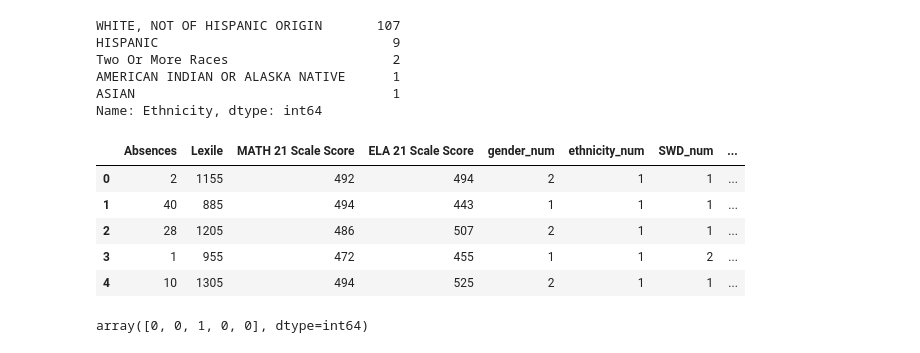
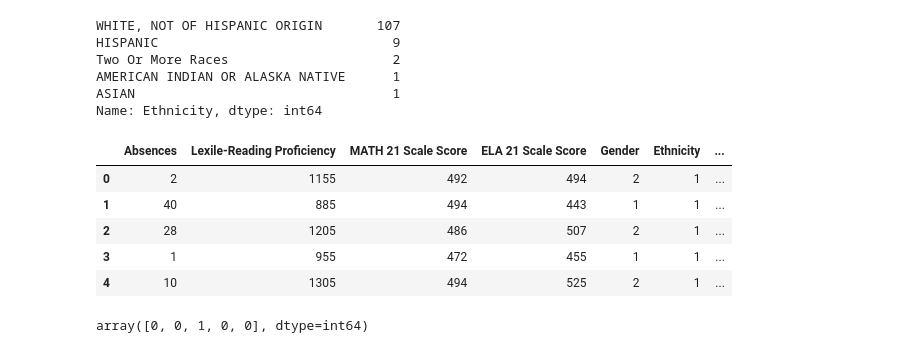
Before and after one commit to gamountainmama/data_dames, a Jupyter notebook: features_ranking.ipynb, the cells around one changed output. Drawn from its saved outputs; the diff is of its cells as text; code cells hidden in the pictures.

```diff
--- a/features_ranking.ipynb
+++ b/features_ranking.ipynb
@@ -90,18 +90,22 @@ def SST_to_numeric(x):
 ed_df['SST_num'] = ed_df['SST'].apply(SST_to_numeric)
 # %%
 ed_num_df=ed_df.drop(['Gender','Ethnicity','SWD','ELL','ED','Gifted','SST','ELA 22 Pass','MATH 22 Pass','SCIE 22 Pass','SOCI 22 Pass','Subjects Passed'], axis=1)
+# %%
+ed_name_df = ed_num_df.rename(columns={"Lexile":"Lexile-Reading Proficiency","gender_num":"Gender","ethnicity_num":"Ethnicity","SWD_num":"Student with Disability",
+                          "ELL_num":"English Language Learner","ED_num":"Economically Disadvantaged",
+                            "Gifted_num":"Gifted","SST_num":"Student Support Team"})
 # %%
 # Define the sets
-X = ed_num_df.copy()
+X = ed_name_df.copy()
 X.drop("Overall Pass", axis=1, inplace=True)
 X.head()
 # %% [output]
-|  | Absences | Lexile | MATH 21 Scale Score | ELA 21 Scale Score | gender_num | ethnicity_num | SWD_num | ... |
-| 0 | 2 | 1155 | 492 | 494 | 2 | 1 | 1 | ... |
-| 1 | 40 | 885 | 494 | 443 | 1 | 1 | 1 | ... |
-| 2 | 28 | 1205 | 486 | 507 | 2 | 1 | 1 | ... |
-| 3 | 1 | 955 | 472 | 455 | 1 | 1 | 2 | ... |
-| 4 | 10 | 1305 | 494 | 525 | 2 | 1 | 1 | ... |
+|  | Absences | Lexile-Reading Proficiency | MATH 21 Scale Score | ELA 21 Scale Score | Gender | Ethnicity | ... |
+| 0 | 2 | 1155 | 492 | 494 | 2 | 1 | ... |
+| 1 | 40 | 885 | 494 | 443 | 1 | 1 | ... |
+| 2 | 28 | 1205 | 486 | 507 | 2 | 1 | ... |
+| 3 | 1 | 955 | 472 | 455 | 1 | 1 | ... |
+| 4 | 10 | 1305 | 494 | 525 | 2 | 1 | ... |
 # %%
 # ethnicity_list = ed_num_df['ethnicity_num'].tolist()
 # print(ethnicity_list)
```
Also changed, not shown: parts of 13 cells of this notebook.
